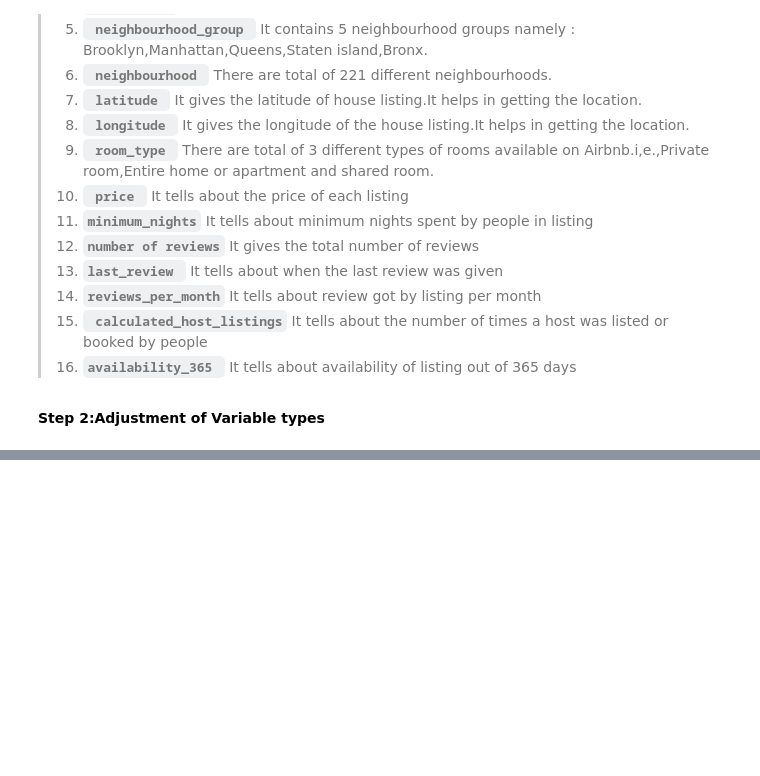
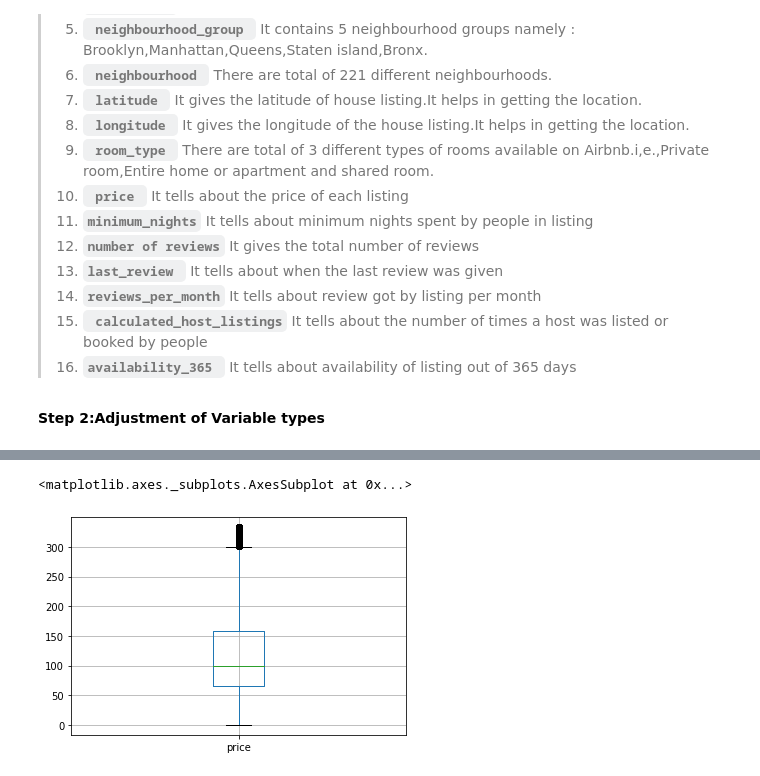
Before and after one commit to SachinYallapurkar/AirBnb-bookings-analysis, a Jupyter notebook: AirBnb_bookings_analysis.ipynb, the cells around one changed output, grey strips where cells are left out. Saved outputs shown, nothing was run; the diff lists cells and outputs as text; code cells hidden in the pictures; blank space fills up the shorter version.

```diff
--- a/AirBnb_bookings_analysis.ipynb
+++ b/AirBnb_bookings_analysis.ipynb
@@ -231,0 +372,4 @@ array(['Private room', 'Entire home/apt', 'Shared room'], dtype=object)
+# %%
+#to create a new dataframe with outliers for feature "price" removed
+df_price=df[(df.price>lower_limit) & (df.price<upper_limit)]
+df_price
@@ -231,0 +390,6 @@ array(['Private room', 'Entire home/apt', 'Shared room'], dtype=object)
+# %%
+#boxplot for price after removing outliers
+df_price.boxplot(column="price")
+# %% [output]
+<matplotlib.axes._subplots.AxesSubplot at 0x...>
+[figure, added]
```
Also changed, not shown: parts of 34 cells of this notebook.
